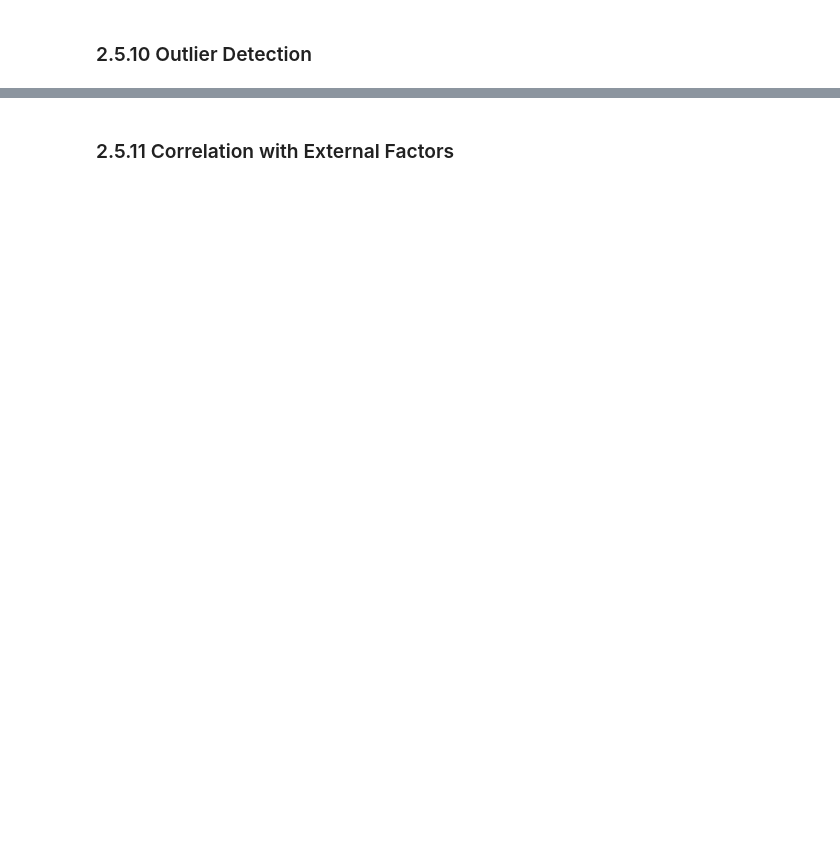
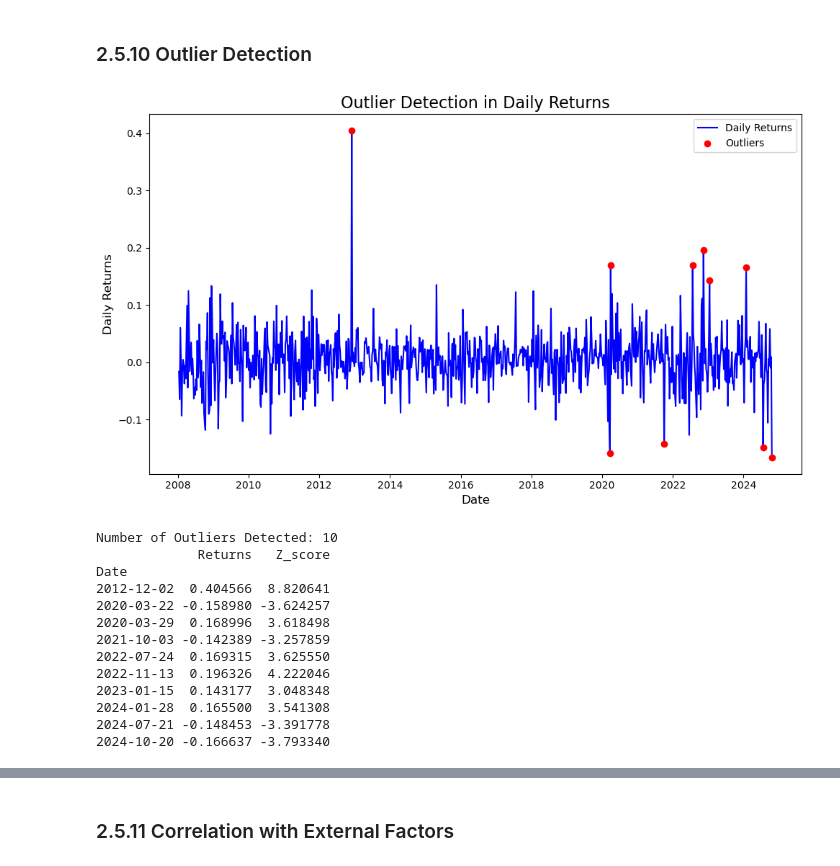
Before and after one commit to mbarriola96/stock_prices_forecasting, a Jupyter notebook: 01_data_understanding.ipynb, the cells around one changed output, grey strips where cells are left out. Saved outputs shown, nothing was run; the diff lists cells and outputs as text; code cells hidden in the pictures; blank space fills up the shorter version.

```diff
--- a/01_data_understanding.ipynb
+++ b/01_data_understanding.ipynb
@@ -540,2 +570,52 @@ The time series exhibits strong autocorrelation over many lags, which may indica
 # %% [markdown]
 ### 2.5.10 Outlier Detection
+# %%
+# Step 1: Calculate the z-scores of the returns
+# Z-score measures how far each data point is from the mean, expressed in terms of standard deviations
+# Returns with a z-score higher than a certain threshold (e.g., 3 or -3) are considered outliers
+weekly_data['Z_score'] = (weekly_data['Returns'] - weekly_data['Returns'].mean()) / weekly_data['Returns'].std()
+
+# Step 2: Define a threshold for outliers (commonly used threshold is 3 standard deviations)
+threshold = 3
+
+# Step 3: Identify outliers
+# Outliers are returns with z-scores greater than the threshold or less than the negative threshold
+outliers = weekly_data[np.abs(weekly_data['Z_score']) > threshold]
+
+# Step 4: Plot the returns and highlight the outliers
+plt.figure(figsize=(10, 6))
+
+# Plot all returns
+plt.plot(weekly_data.index, weekly_data['Returns'], label='Daily Returns', color='blue')
+
+# Highlight the outliers in red
+plt.scatter(outliers.index, outliers['Returns'], color='red', label='Outliers', zorder=5)
+
+# Adding labels and title
+plt.title('Outlier Detection in Daily Returns', fontsize=16)
+plt.xlabel('Date', fontsize=12)
+plt.ylabel('Daily Returns', fontsize=12)
+plt.legend()
+
+# Show the plot
+plt.tight_layout()
+plt.show()
+
+# Step 5: Print the outliers for review
+print(f"Number of Outliers Detected: {len(outliers)}")
+print(outliers[['Returns', 'Z_score']])
+# %% [output]
+[figure, added]
+Number of Outliers Detected: 10
+             Returns   Z_score
+Date
+2012-12-02  0.404566  8.820641
+2020-03-22 -0.158980 -3.624257
+2020-03-29  0.168996  3.618498
+2021-10-03 -0.142389 -3.257859
+2022-07-24  0.169315  3.625550
+2022-11-13  0.196326  4.222046
+2023-01-15  0.143177  3.048348
+2024-01-28  0.165500  3.541308
+2024-07-21 -0.148453 -3.391778
+2024-10-20 -0.166637 -3.793340
```
Also changed, not shown: parts of 17 cells of this notebook, 1 other file.
